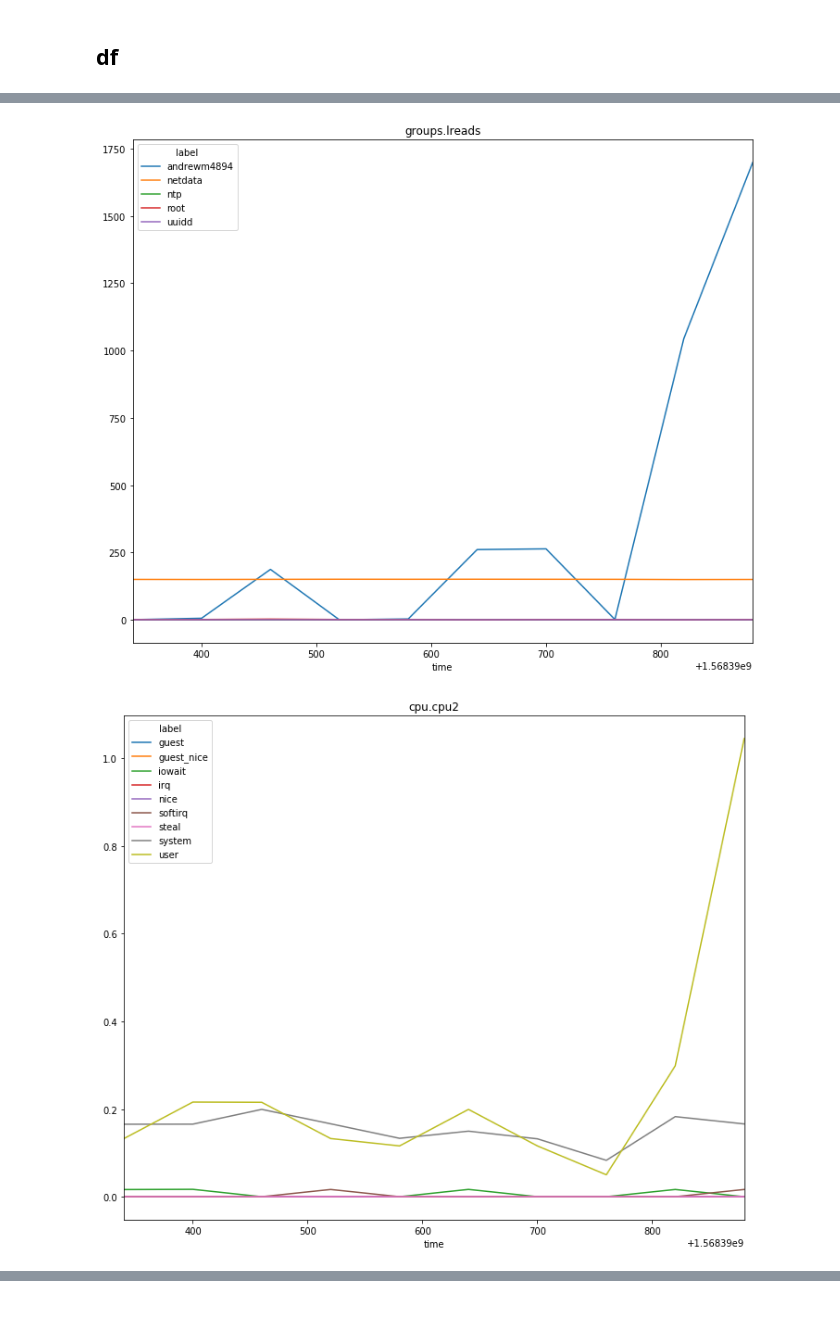
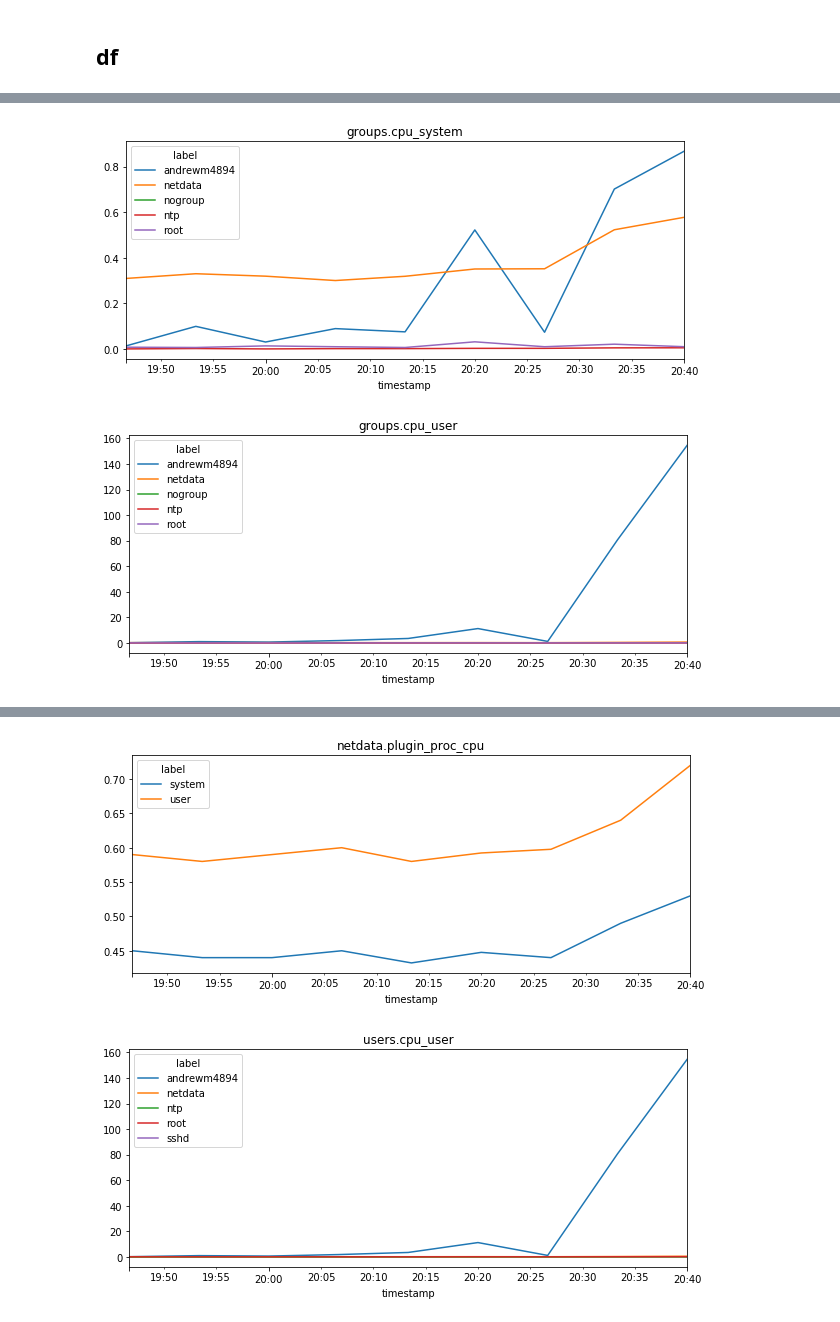
Before and after one commit to andrewm4894/netdata-learn, a Jupyter notebook: notebooks/netdata_dev.ipynb, the cells around one changed output, grey strips where cells are left out. Saved outputs shown, nothing was run; the diff lists cells and outputs as text; code cells hidden in the pictures.

```diff
--- a/notebooks/netdata_dev.ipynb
+++ b/notebooks/netdata_dev.ipynb
@@ -15,13 +13,7 @@ ModuleNotFoundError: No module named 'netdata_api_utils'
 # %% [markdown]
 ## df_allmetrics
 # %%
-df_allmetrics = pd.DataFrame.from_dict(
-    api(
-        endpoint='allmetrics',
-        options='?format=json'
-    ),
-    orient='index'
-)
+df_allmetrics = pd.DataFrame.from_dict(api(endpoint='allmetrics',options='?format=json'),orient='index')
 print(df_allmetrics.shape)
 df_allmetrics.sample(10)
 # %% [output]
@@ -59,0 +34,10 @@ df.sample(10)
+# %%
+n_metrics = 10
+mins_lag = 60*4
+#metrics_list = np.random.choice(df_allmetrics['name'].unique(),n_metrics,replace=False).tolist()
+metrics_list = [metric for metric in df_allmetrics['name'].unique() if 'cpu' in metric]
+#metrics_list ['users.cpu']
+df = get_metrics(metrics_list,after=-(60*mins_lag),before=0)
+print(df['timestamp'].min(),df['timestamp'].max())
+print(df.shape)
+df.sample(10)
@@ -60,9 +65,7 @@ df.sample(10)
 # %%
-# plot some random metrics
-n_plots = 5
-for n in range(n_plots):
-    sample_metric_name = df['name'].sample(1).values[0]
-    df[df['name']==sample_metric_name].pivot(index='time',columns='label',values='value').plot(title=sample_metric_name, figsize=(12,10))
+# plots
+for metric in metrics_list:
+    df[df['key']==metric].pivot(index='timestamp',columns='label',values='value').plot(title=metric, figsize=(10,4))
 # %% [output]
-[figure, old version]
+[figure, new version]
-[figure, old version]
+[figure, new version]
@@ -71,0 +75,2 @@ for n in range(n_plots):
+[figure, added]
+[figure, added]
```
Also changed, not shown: parts of 8 cells of this notebook, 6 other files.
